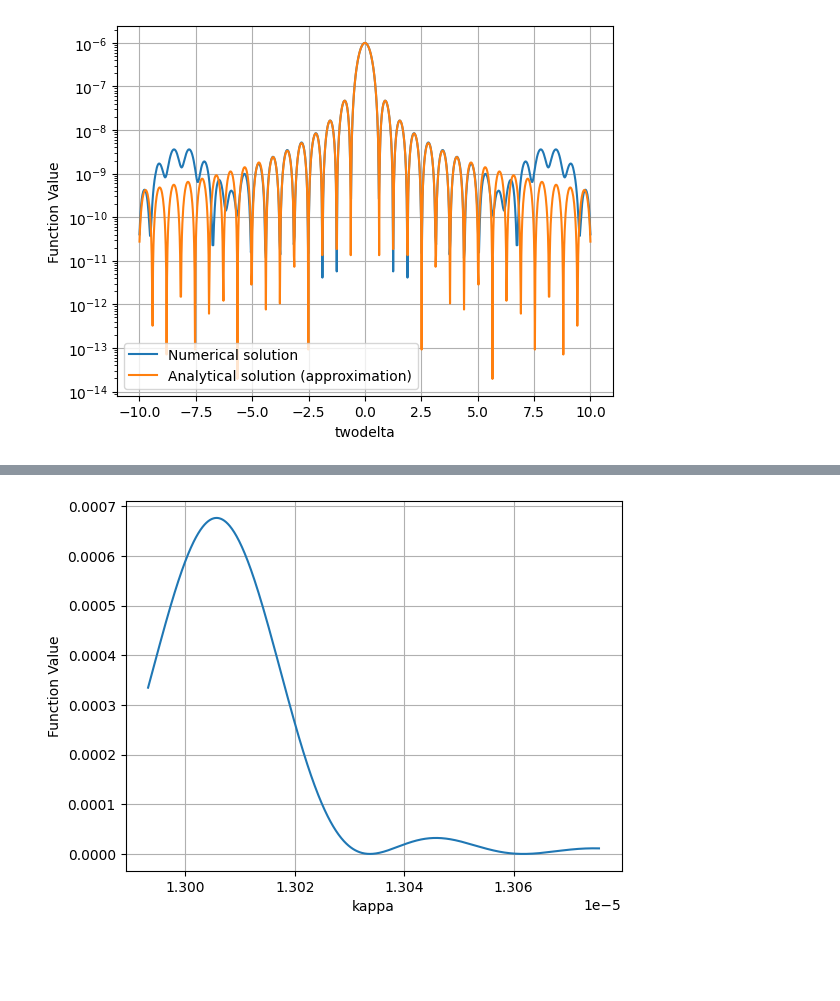
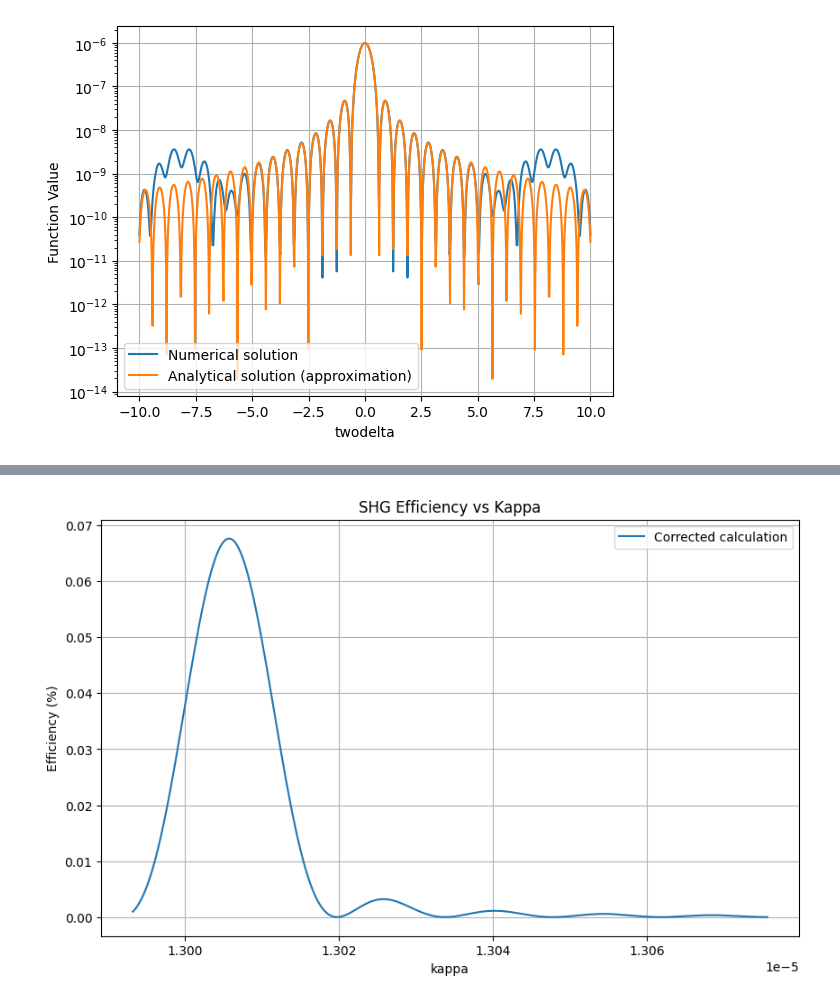
Before and after one commit to Xo1otl/mictlan, a Jupyter notebook: research/syuron/python/examples/shg.ipynb, the cells around one changed output, grey strips where cells are left out. Drawn from its saved outputs; the diff is of its cells as text; code cells hidden in the pictures; blank space fills up the shorter version.

```diff
--- a/research/syuron/python/examples/shg.ipynb
+++ b/research/syuron/python/examples/shg.ipynb
@@ -330,53 +331,42 @@ mindmap
   - 近似式による計算からsinc関数っぽい図が得られている
 - NMCE解いて計算した結果と野呂さんの結果を比較する
 # %%
-def eff_analytical():
+def preodical_eff_numerical():
     # パラメータ設定
     A0 = 1.0 + 0j  # Initial condition for A(0)
     B0 = 0.0 + 0j  # Initial condition for B(0)
-    P0 = A0**2
+    P0 = abs(A0)**2
     L = 2000
+    n = 1000
 
-    # kappaの範囲設定
-    kappa_start = 1.30756E-05
-    kappa_end = 1.29932E-05
+    # 範囲設定
+    twodelta_vals = np.linspace(7.83E-03, -1.40E-03, n)
+    kappa_points = np.linspace(1.30756E-05, 1.29932E-05, n)
+    effs = []
 
-    # deltaの範囲設定
-    delta_start = 7.83E-03
-    delta_end = -1.40E-03
+    for i in range(n):
+        def kappa(z: float) -> complex:
+            return kappa_points[i]
 
-    efficiency_values = []
-    kappa_points = []
-
-    # 1000回のループでkappaを線形的に変化させる
-    for i in range(1000):
-        # このループでのkappa値を計算（一定）
-        t = i / 999  # 0 から 1 の間の比率
-        kappa_value = kappa_start + (kappa_end - kappa_start) * t
-        twodelta_value = delta_start + (delta_end - delta_start) * t
-
-        # z依存性がなく個々のループ内では一定のkappaを返す関数
-        def kappa(z: float) -> complex:
-            return kappa_value
-
-        # こちらもz依存性なし
         def twodelta(z: float) -> float:
-            return twodelta_value
-
-        kappa_points.append(kappa_value)
+            return twodelta_vals[i] * 2
 
         nmce = shg.NMCE(kappa, twodelta)
         B_L, A_z = nmce.solve(L, A0, B0)
-        efficiency = shg.efficiency(B_L, A0) / P0  # 効率を計算
-        efficiency_values.append(efficiency)  # 効率をリストに追加
+        eff = shg.efficiency(B_L, A0) / P0 * 100  # P0で割って100をかける
+        effs.append(eff)
 
-    return kappa_points, efficiency_values
+    return kappa_points, effs
 
 
-plt.plot(*eff_analytical(), label="compare noro san graph")
+# プロット
+plt.figure(figsize=(10, 6))
+plt.plot(*preodical_eff_numerical(), label="Corrected calculation")
 plt.xlabel('kappa')
-plt.ylabel('Function Value')
+plt.ylabel('Efficiency (%)')
+plt.title('SHG Efficiency vs Kappa')
 plt.grid(True)
+plt.legend()
 plt.show()
 # %% [output]
-[figure, old version]
+[figure, new version]
```
Also changed, not shown: parts of 7 cells of this notebook.
